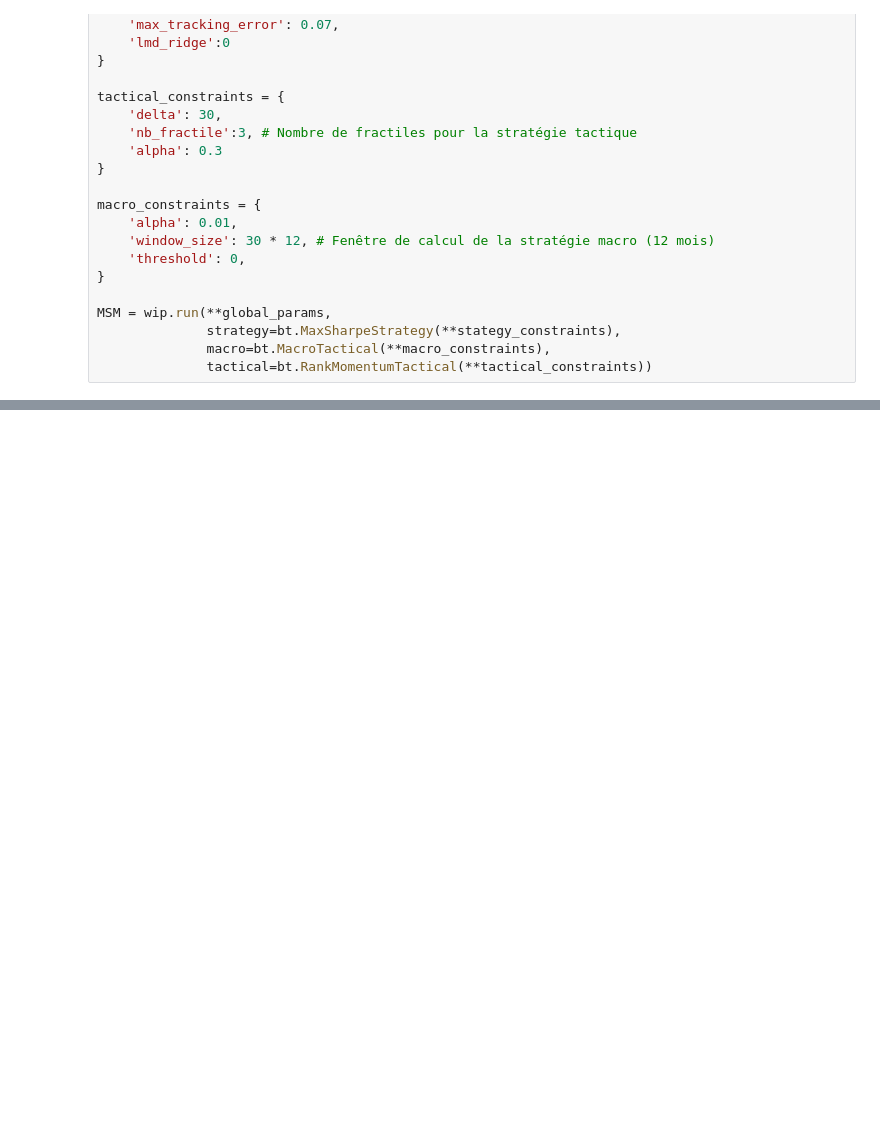
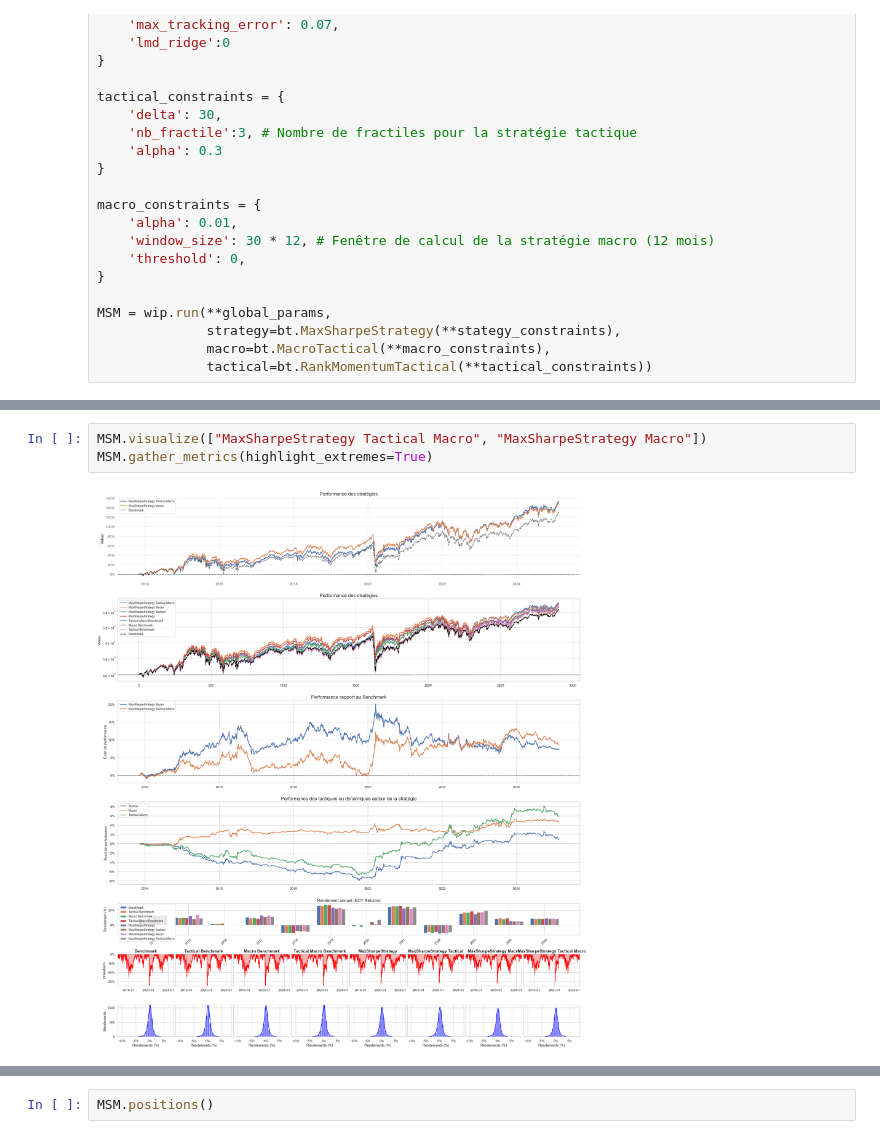
Before and after one commit to baptistedfr/Cross-Assets-Solutions, a Jupyter notebook: framework/backtest.ipynb, the cells around one changed output, grey strips where cells are left out. Saved outputs shown, nothing was run; the diff lists cells and outputs as text; blank space fills up the shorter version.

Commit message:
Graph près

```diff
--- a/framework/backtest.ipynb
+++ b/framework/backtest.ipynb
@@ -95,0 +65,5 @@ MSM.gather_metrics(highlight_extremes=True) # Récupération des métriques de p
+# %%
+MSM.visualize(["MaxSharpeStrategy Tactical Macro", "MaxSharpeStrategy Macro"])
+MSM.gather_metrics(highlight_extremes=True)
+# %% [output]
+[figure, added]
@@ -95,0 +96,2 @@ MSM.gather_metrics(highlight_extremes=True) # Récupération des métriques de p
+# %%
+MSM.positions()
```
Also changed, not shown: parts of 2 cells of this notebook, 2 other files.
